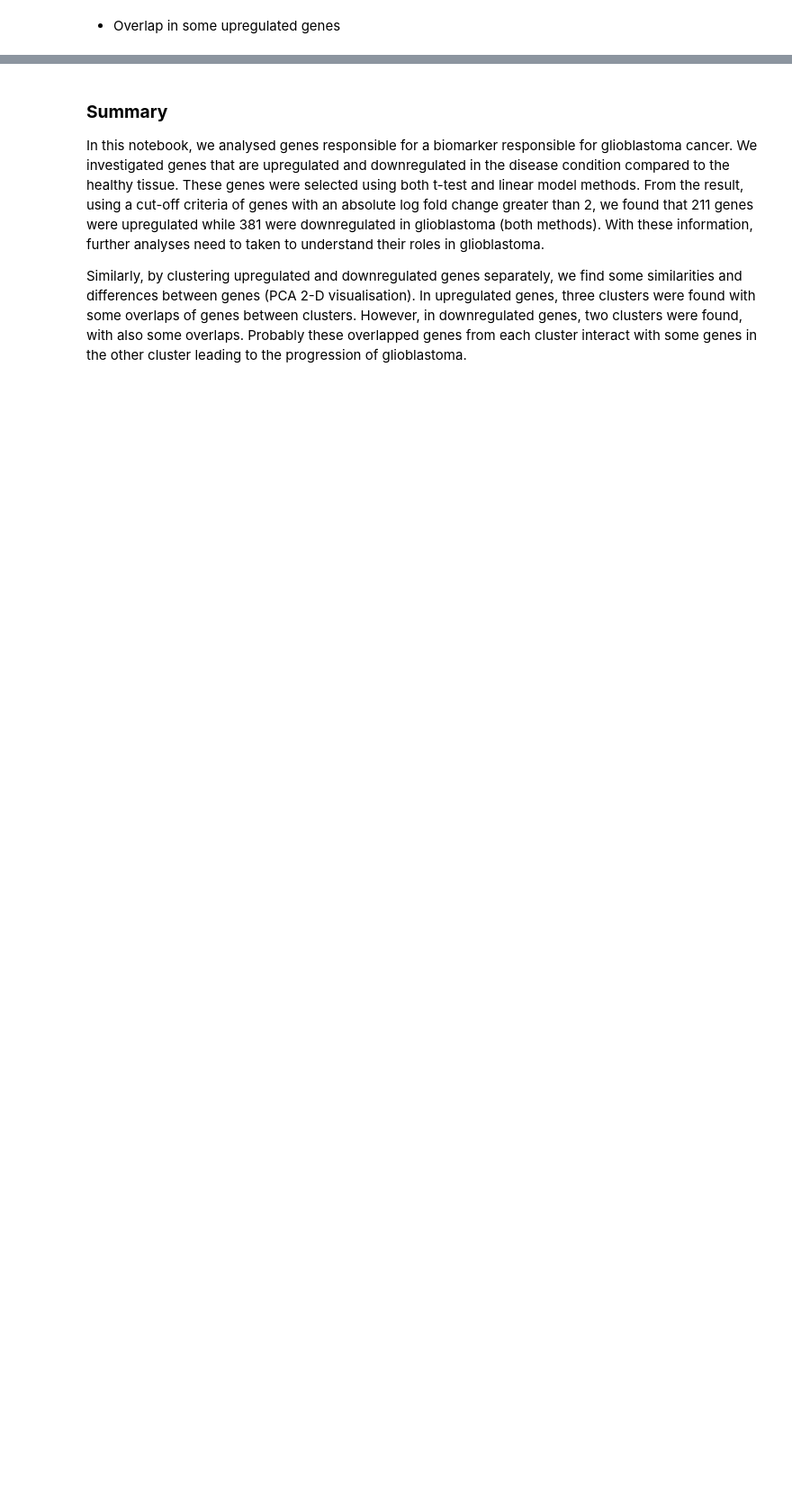
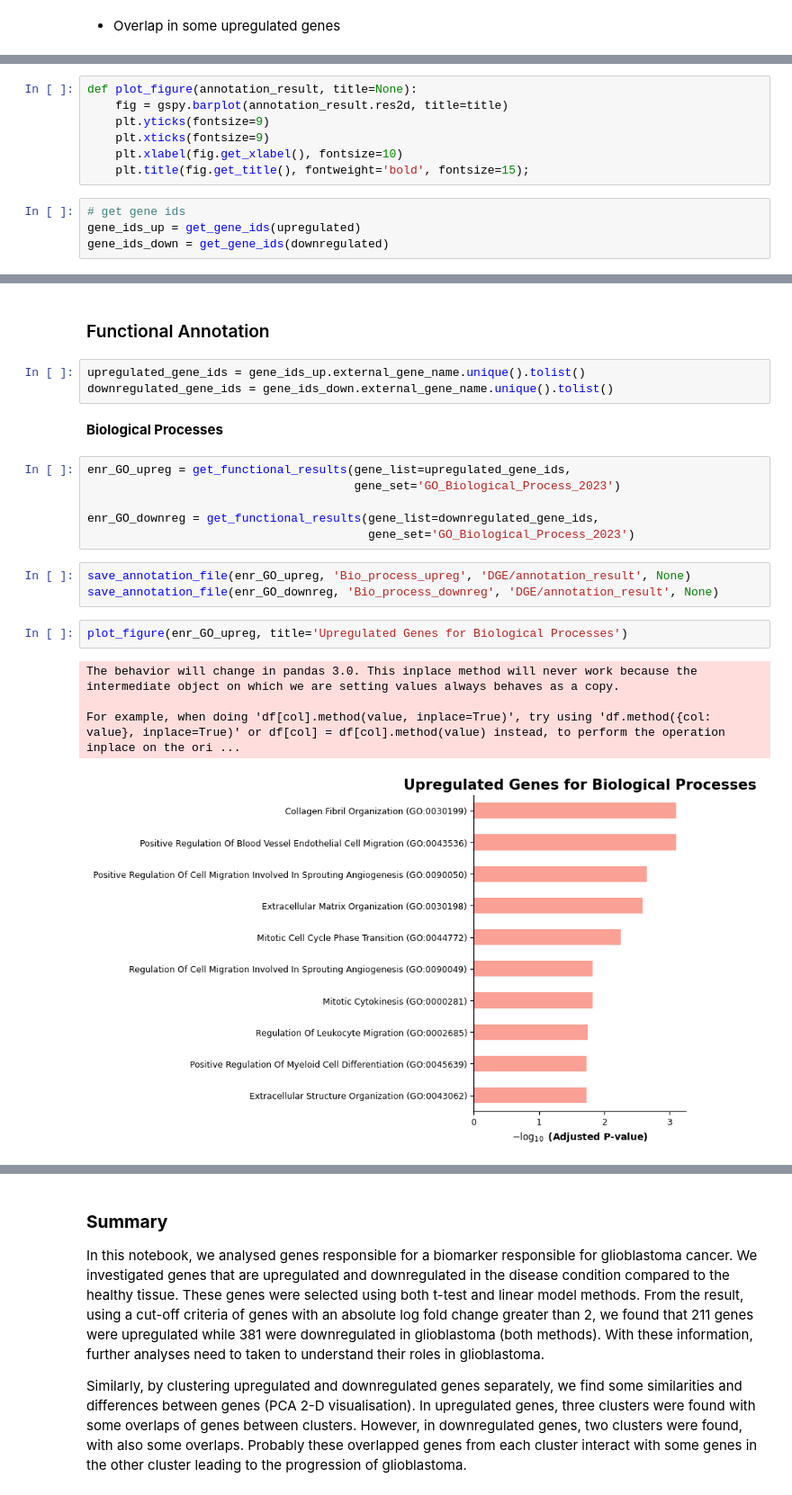
Before and after one commit to Chygos/Projects, a Jupyter notebook: Biology/analysis_file.ipynb, the cells around one changed output, grey strips where cells are left out. Shown at 90% size. Drawn from its saved outputs; the diff is of its cells as text; blank space fills up the shorter version.

Commit message:
update_2-09-24_annotation_task

```diff
--- a/Biology/analysis_file.ipynb
+++ b/Biology/analysis_file.ipynb
@@ -605,0 +843,11 @@ cluster_genes(deg_genes[downregulated], 2, cluster_type='gene', plot=True)
+# %%
+def plot_figure(annotation_result, title=None):
+    fig = gspy.barplot(annotation_result.res2d, title=title)
+    plt.yticks(fontsize=9)
+    plt.xticks(fontsize=9)
+    plt.xlabel(fig.get_xlabel(), fontsize=10)
+    plt.title(fig.get_title(), fontweight='bold', fontsize=15);
+# %%
+# get gene ids
+gene_ids_up = get_gene_ids(upregulated)
+gene_ids_down = get_gene_ids(downregulated)
@@ -605,0 +866,23 @@ cluster_genes(deg_genes[downregulated], 2, cluster_type='gene', plot=True)
+# %% [markdown]
+### Functional Annotation
+# %%
+upregulated_gene_ids = gene_ids_up.external_gene_name.unique().tolist()
+downregulated_gene_ids = gene_ids_down.external_gene_name.unique().tolist()
+# %% [markdown]
+__Biological Processes__
+# %%
+enr_GO_upreg = get_functional_results(gene_list=upregulated_gene_ids,
+                                      gene_set='GO_Biological_Process_2023')
+
+enr_GO_downreg = get_functional_results(gene_list=downregulated_gene_ids,
+                                        gene_set='GO_Biological_Process_2023')
+# %%
+save_annotation_file(enr_GO_upreg, 'Bio_process_upreg', 'DGE/annotation_result', None)
+save_annotation_file(enr_GO_downreg, 'Bio_process_downreg', 'DGE/annotation_result', None)
+# %%
+plot_figure(enr_GO_upreg, title='Upregulated Genes for Biological Processes')
+# %% [output]
+The behavior will change in pandas 3.0. This inplace method will never work because the intermediate object on which we are setting values always behaves as a copy.
+
+For example, when doing 'df[col].method(value, inplace=True)', try using 'df.method({col: value}, inplace=True)' or df[col] = df[col].method(value) instead, to perform the operation inplace on the ori ...
+[figure, added]
```
Also changed, not shown: parts of 52 cells of this notebook, 25 other files.
